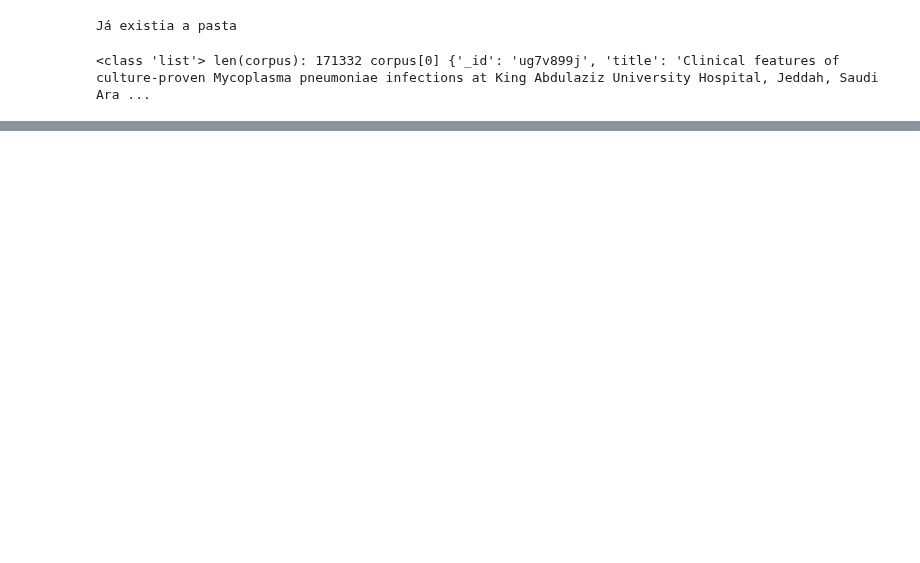
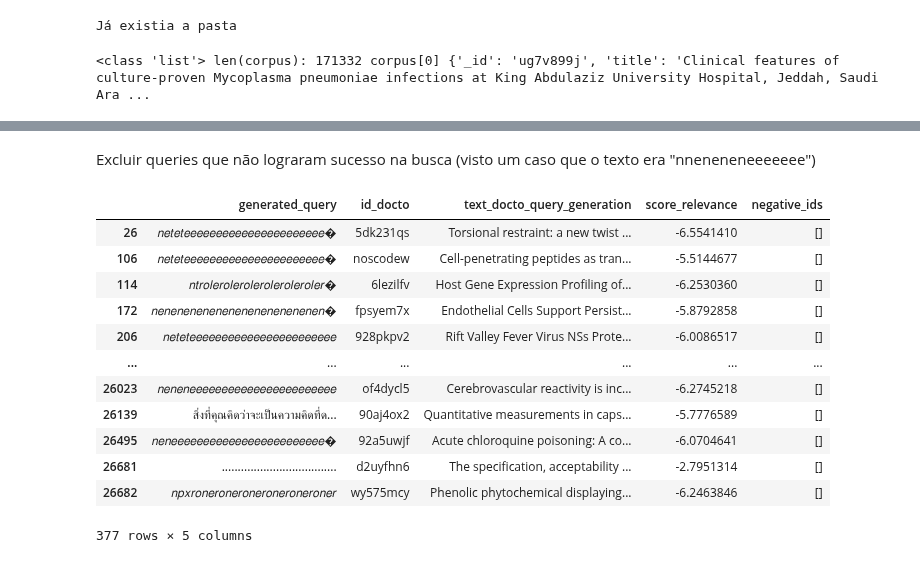
Before and after one commit to marcusborela/deep_learning_em_buscas_unicamp, a Jupyter notebook: code/aula9_inpars/filtra_perguntas_por_relevancia_e_agrega_exemplo_negativo.ipynb, the cells around one changed output, grey strips where cells are left out. Cells and saved outputs as stored; diff of their text form; code cells hidden in the pictures; blank space fills up the shorter version.

```diff
--- a/code/aula9_inpars/filtra_perguntas_por_relevancia_e_agrega_exemplo_negativo.ipynb
+++ b/code/aula9_inpars/filtra_perguntas_por_relevancia_e_agrega_exemplo_negativo.ipynb
@@ -436,0 +814,39 @@ print(f"{type(corpus)} len(corpus): {len(corpus)} corpus[0] {corpus[0]}" )
+# %%
+# realizando busca e salvando dados do estágio 1
+searcher = LuceneSearcher(DIRETORIO_INDICE)
+searcher.set_bm25(k1=0.82, b=0.68)
+# %%
+num_max_hits = 1000
+num_negative_example = 5
+# %%
+%%time
+negative_ids = []
+for idx, registro in tqdm(df.iterrows()):
+    query_text = registro['generated_query']
+    hits = searcher.search(query_text, num_max_hits)
+    if len(hits)>0:
+        indices_selecao = np.random.randint(0, high=len(hits), size=num_negative_example)
+        negative_ids.append([hits[ndx].docid for ndx in indices_selecao])
+    else:
+        negative_ids.append([])
+# %%
+# Adicionar a lista como uma nova coluna no dataframe
+df['negative_ids'] = negative_ids
+# %% [markdown]
+Excluir queries que não lograram sucesso na busca (visto um caso que o texto era "nneneneneeeeeee")
+# %%
+df[df['negative_ids'].apply(lambda x: len(x) == 0)]
+# %% [output]
+|  | generated_query | id_docto | text_docto_query_generation | score_relevance | negative_ids |
+| 26 | 𝑛𝑒𝑡𝑒𝑡𝑒𝑒𝑒𝑒𝑒𝑒𝑒𝑒𝑒𝑒𝑒𝑒𝑒𝑒𝑒𝑒𝑒𝑒𝑒𝑒𝑒𝑒� | 5dk231qs | Torsional restraint: a new twist ... | -6.5541410 | [] |
+| 106 | 𝑛𝑒𝑡𝑒𝑡𝑒𝑒𝑒𝑒𝑒𝑒𝑒𝑒𝑒𝑒𝑒𝑒𝑒𝑒𝑒𝑒𝑒𝑒𝑒𝑒𝑒𝑒� | noscodew | Cell-penetrating peptides as tran... | -5.5144677 | [] |
+| 114 | 𝑛𝑡𝑟𝑜𝑙𝑒𝑟𝑜𝑙𝑒𝑟𝑜𝑙𝑒𝑟𝑜𝑙𝑒𝑟𝑜𝑙𝑒𝑟𝑜𝑙𝑒𝑟� | 6lezilfv | Host Gene Expression Profiling of... | -6.2530360 | [] |
+| 172 | 𝑛𝑒𝑛𝑒𝑛𝑒𝑛𝑒𝑛𝑒𝑛𝑒𝑛𝑒𝑛𝑒𝑛𝑒𝑛𝑒𝑛𝑒𝑛𝑒𝑛𝑒𝑛� | fpsyem7x | Endothelial Cells Support Persist... | -5.8792858 | [] |
+| 206 | 𝑛𝑒𝑡𝑒𝑡𝑒𝑒𝑒𝑒𝑒𝑒𝑒𝑒𝑒𝑒𝑒𝑒𝑒𝑒𝑒𝑒𝑒𝑒𝑒𝑒𝑒𝑒𝑒 | 928pkpv2 | Rift Valley Fever Virus NSs Prote... | -6.0086517 | [] |
+| ... | ... | ... | ... | ... | ... |
+| 26023 | 𝑛𝑒𝑛𝑒𝑛𝑒𝑒𝑒𝑒𝑒𝑒𝑒𝑒𝑒𝑒𝑒𝑒𝑒𝑒𝑒𝑒𝑒𝑒𝑒𝑒𝑒𝑒𝑒 | of4dycl5 | Cerebrovascular reactivity is inc... | -6.2745218 | [] |
+| 26139 | สิ่งที่คุณคิดว่าจะเป็นความคิดที่ด... | 90aj4ox2 | Quantitative measurements in caps... | -5.7776589 | [] |
+| 26495 | 𝑛𝑒𝑛𝑒𝑒𝑒𝑒𝑒𝑒𝑒𝑒𝑒𝑒𝑒𝑒𝑒𝑒𝑒𝑒𝑒𝑒𝑒𝑒𝑒𝑒𝑒𝑒� | 92a5uwjf | Acute chloroquine poisoning: A co... | -6.0704641 | [] |
+| 26681 | .................................... | d2uyfhn6 | The specification, acceptability ... | -2.7951314 | [] |
+| 26682 | 𝑛𝑝𝑥𝑟𝑜𝑛𝑒𝑟𝑜𝑛𝑒𝑟𝑜𝑛𝑒𝑟𝑜𝑛𝑒𝑟𝑜𝑛𝑒𝑟𝑜𝑛𝑒𝑟 | wy575mcy | Phenolic phytochemical displaying... | -6.2463846 | [] |
+377 rows × 5 columns
```
Also changed, not shown: parts of 127 cells of this notebook, 1 other file.
